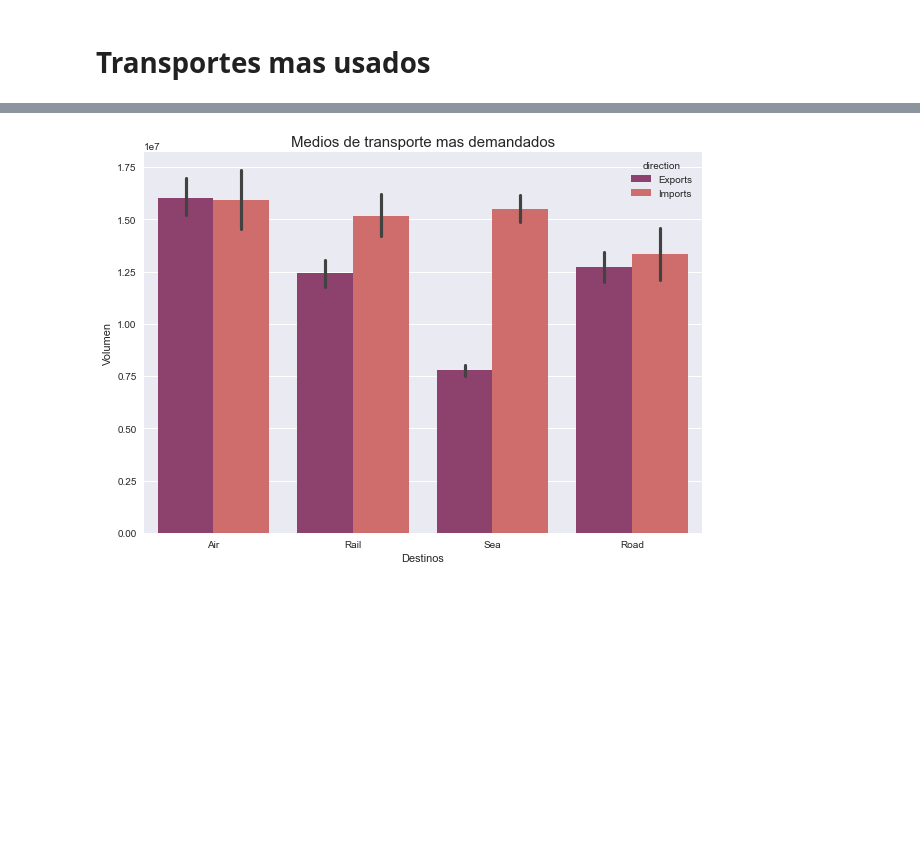
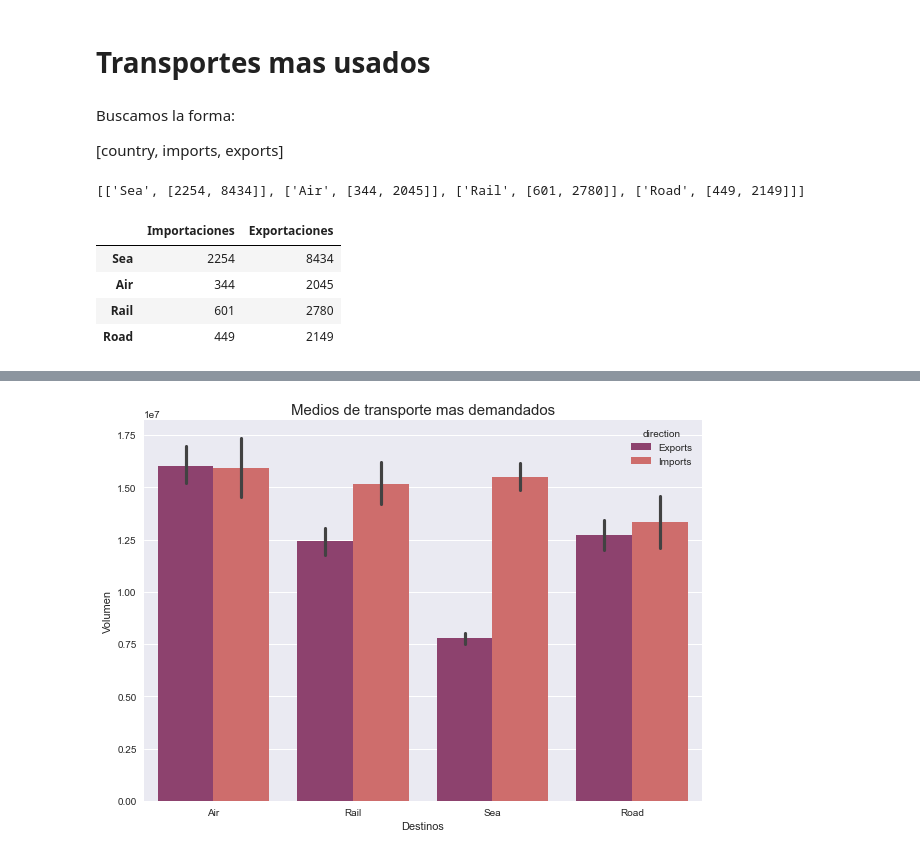
Before and after one commit to josue-islas/EmTech_2, a Jupyter notebook: Notebooks/ISLAS_GASRCILAZO_JOSUE_SABDIEL_PROYECTO.ipynb, the cells around one changed output, grey strips where cells are left out. Cells and saved outputs as stored; diff of their text form; code cells hidden in the pictures; blank space fills up the shorter version.

```diff
--- a/Notebooks/ISLAS_GASRCILAZO_JOSUE_SABDIEL_PROYECTO.ipynb
+++ b/Notebooks/ISLAS_GASRCILAZO_JOSUE_SABDIEL_PROYECTO.ipynb
@@ -335,3 +335,26 @@ fig1 = px.bar(
 fig1.show()
 # %% [markdown]
 # Transportes mas usados
+# %% [markdown]
+Buscamos la forma:
+
+
+[country, imports, exports]
+# %%
+array_trans_raiking = []
+for country in df['transport_mode'].unique():
+    imports = df[(df['transport_mode'] == country) & (df['direction'] == 'Imports')].direction.count()
+    exports = df[(df['transport_mode'] == country) & (df['direction'] == 'Exports')].direction.count()
+    array_trans_raiking.append([country, [imports, exports]])
+print(array_trans_raiking)
+# %% [output]
+[['Sea', [2254, 8434]], ['Air', [344, 2045]], ['Rail', [601, 2780]], ['Road', [449, 2149]]]
+# %%
+df_trans_mas_usados = pd.DataFrame(dict(array_trans_raiking), index=['Importaciones', 'Exportaciones']).transpose()
+display(df_trans_mas_usados)
+# %% [output]
+|  | Importaciones | Exportaciones |
+| Sea | 2254 | 8434 |
+| Air | 344 | 2045 |
+| Rail | 601 | 2780 |
+| Road | 449 | 2149 |
```
Also changed, not shown: parts of 4 cells of this notebook.
